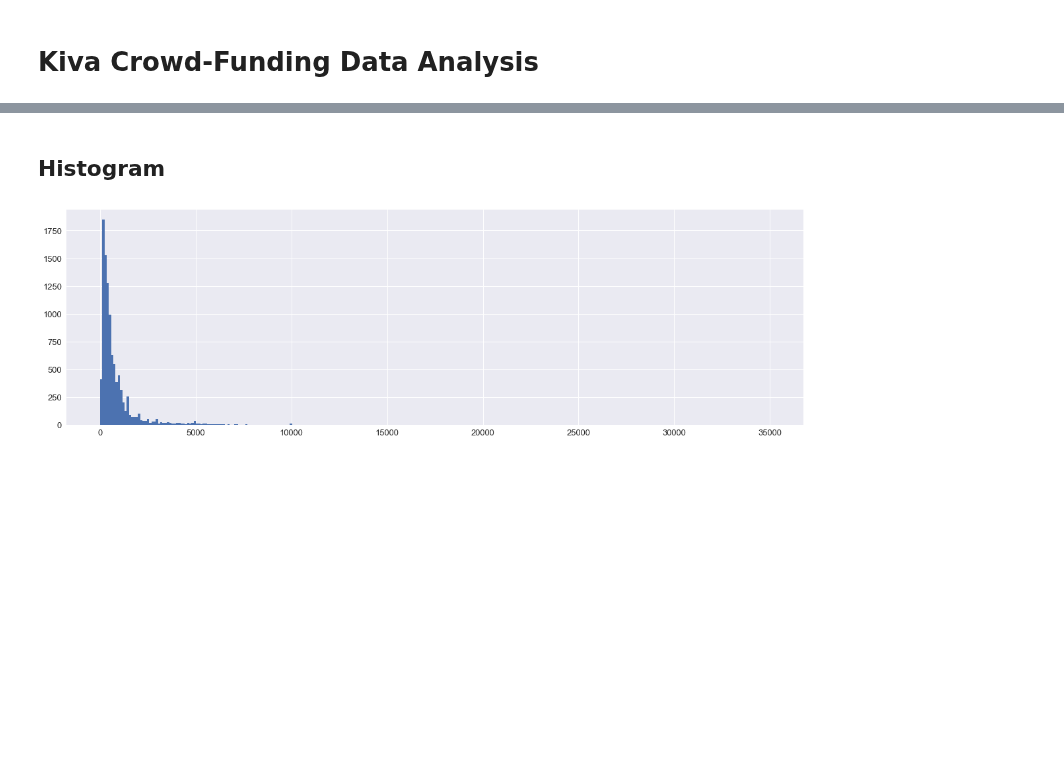
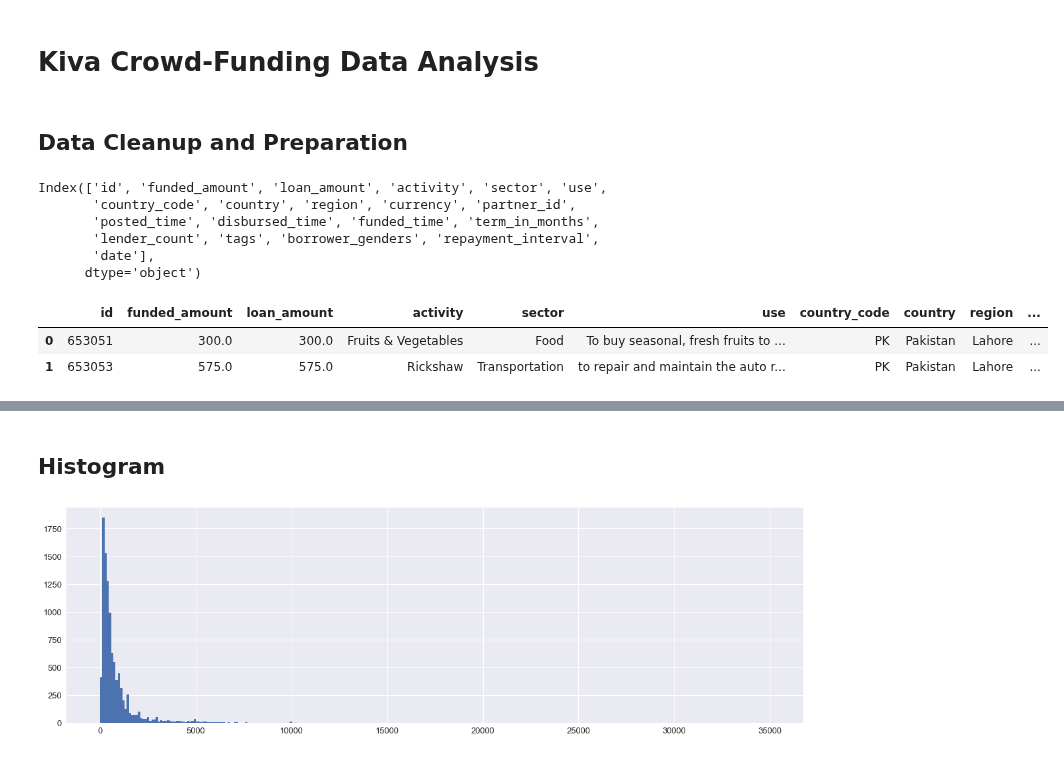
Before and after one commit to feng443/RUDS-Proj1-Kiva-Crowd-Funding-Visualization, a Jupyter notebook: ChanDataExploring.ipynb, the cells around one changed output, grey strips where cells are left out. Saved outputs shown, nothing was run; the diff lists cells and outputs as text; code cells hidden in the pictures; blank space fills up the shorter version.

```diff
--- a/ChanDataExploring.ipynb
+++ b/ChanDataExploring.ipynb
@@ -14,0 +3,21 @@ df = kiva_data.loan_data
+# %% [markdown]
+## Data Cleanup and Preparation
+# %%
+file = os.path.join('resource', f'kiva_loans.csv')
+df = pd.read_csv(file)
+
+original_columns = df.columns
+original_columns
+# %% [output]
+Index(['id', 'funded_amount', 'loan_amount', 'activity', 'sector', 'use',
+       'country_code', 'country', 'region', 'currency', 'partner_id',
+       'posted_time', 'disbursed_time', 'funded_time', 'term_in_months',
+       'lender_count', 'tags', 'borrower_genders', 'repayment_interval',
+       'date'],
+      dtype='object')
+# %%
+df.head(2)
+# %% [output]
+|  | id | funded_amount | loan_amount | activity | sector | use | country_code | country | region | ... |
+| 0 | 653051 | 300.0 | 300.0 | Fruits & Vegetables | Food | To buy seasonal, fresh fruits to ... | PK | Pakistan | Lahore | ... |
+| 1 | 653053 | 575.0 | 575.0 | Rickshaw | Transportation | to repair and maintain the auto r... | PK | Pakistan | Lahore | ... |
```
Also changed, not shown: parts of 13 cells of this notebook, 3 other files.
